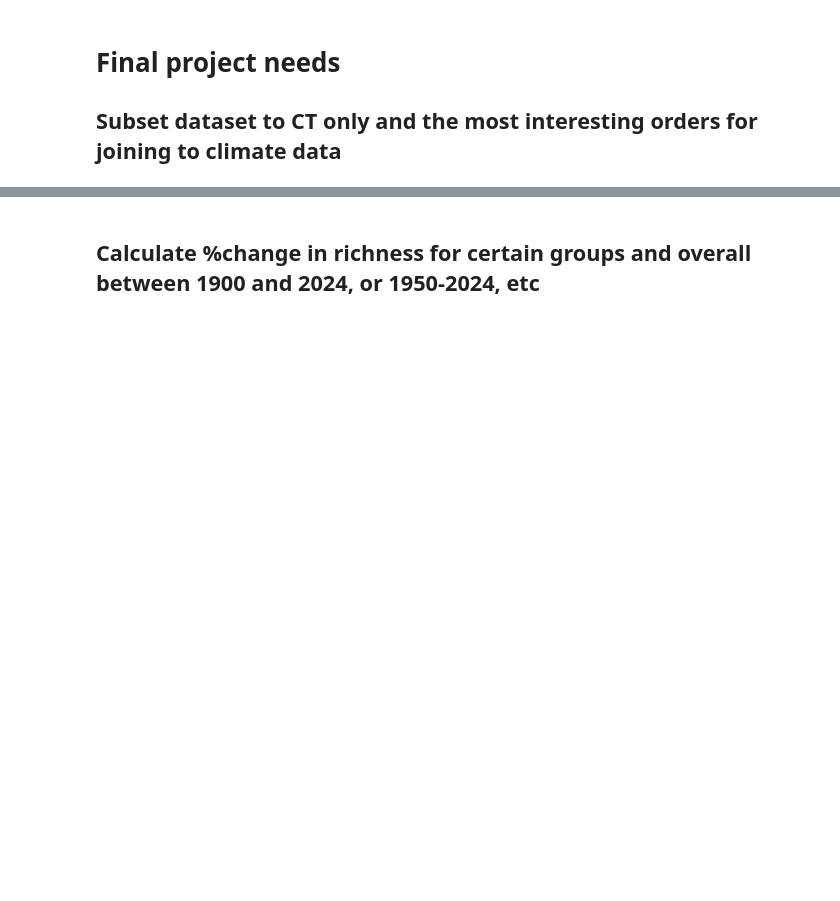
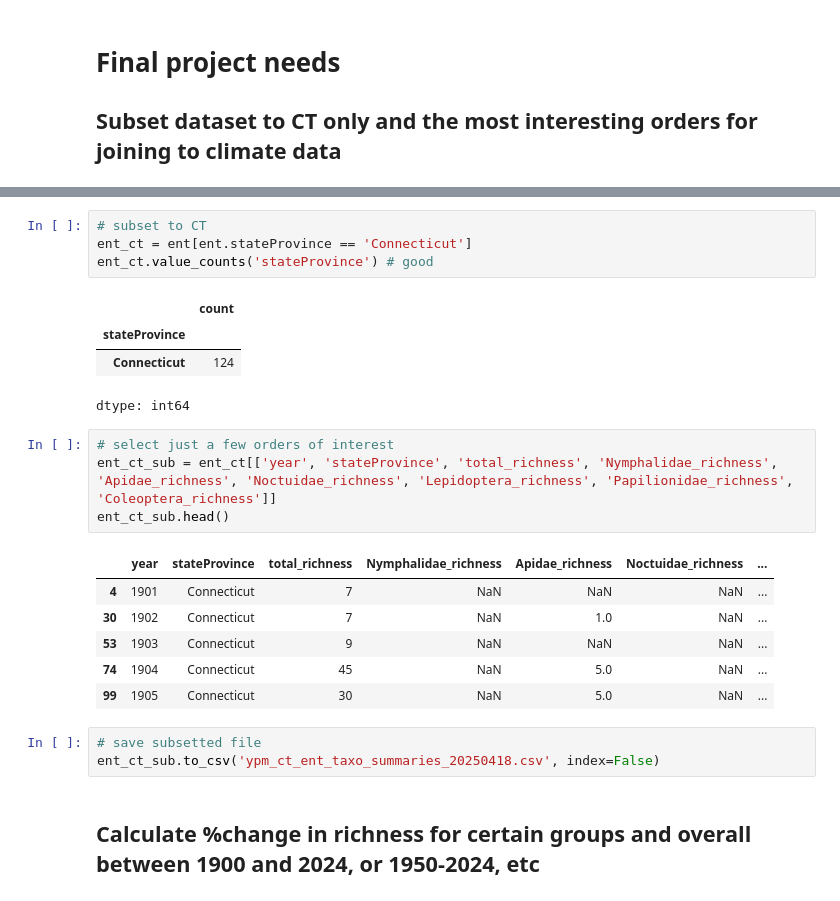
Before and after one commit to envirodatascience/final-project-insect-team, a Jupyter notebook: ENV617_group_project_ypm_ent_data.ipynb, the cells around one changed output, grey strips where cells are left out. Saved outputs shown, nothing was run; the diff lists cells and outputs as text; blank space fills up the shorter version.

```diff
--- a/ENV617_group_project_ypm_ent_data.ipynb
+++ b/ENV617_group_project_ypm_ent_data.ipynb
@@ -731,3 +744,26 @@ ent_totals.to_csv('ypm_ent_taxo_summaries_20250408.csv', index=False)
+# %%
+# subset to CT
+ent_ct = ent[ent.stateProvince == 'Connecticut']
+ent_ct.value_counts('stateProvince') # good
+# %% [output]
+|  | count |
+| stateProvince |  |
+| Connecticut | 124 |
+dtype: int64
+# %%
+# select just a few orders of interest
+ent_ct_sub = ent_ct[['year', 'stateProvince', 'total_richness', 'Nymphalidae_richness', 'Apidae_richness', 'Noctuidae_richness', 'Lepidoptera_richness', 'Papilionidae_richness', 'Coleoptera_richness']]
+ent_ct_sub.head()
+# %% [output]
+|  | year | stateProvince | total_richness | Nymphalidae_richness | Apidae_richness | Noctuidae_richness | ... |
+| 4 | 1901 | Connecticut | 7 | NaN | NaN | NaN | ... |
+| 30 | 1902 | Connecticut | 7 | NaN | 1.0 | NaN | ... |
+| 53 | 1903 | Connecticut | 9 | NaN | NaN | NaN | ... |
+| 74 | 1904 | Connecticut | 45 | NaN | 5.0 | NaN | ... |
+| 99 | 1905 | Connecticut | 30 | NaN | 5.0 | NaN | ... |
+# %%
+# save subsetted file
+ent_ct_sub.to_csv('ypm_ct_ent_taxo_summaries_20250418.csv', index=False)
 # %% [markdown]
 ## Calculate %change in richness for certain groups and overall between 1900 and 2024, or 1950-2024, etc
 # %% [markdown]
```
Also changed, not shown: parts of 2 cells of this notebook.
